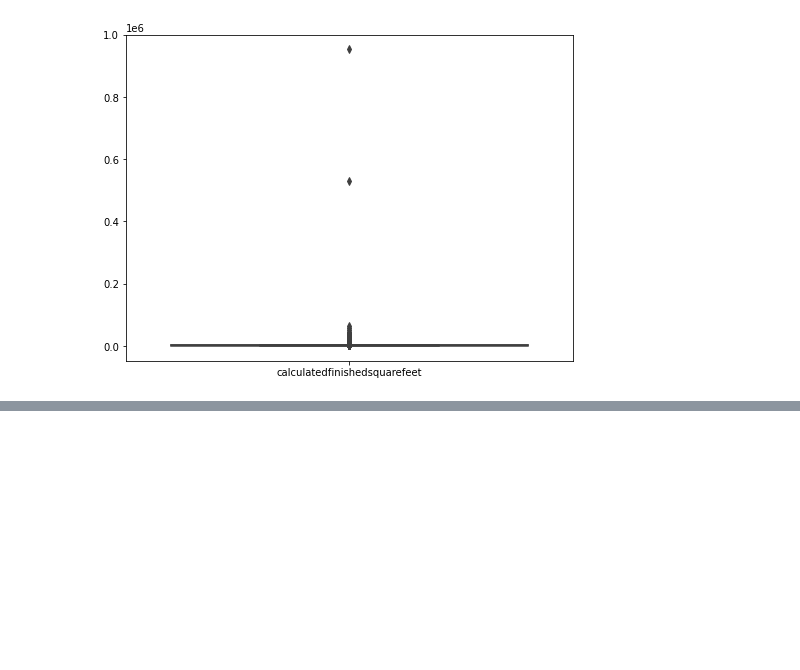
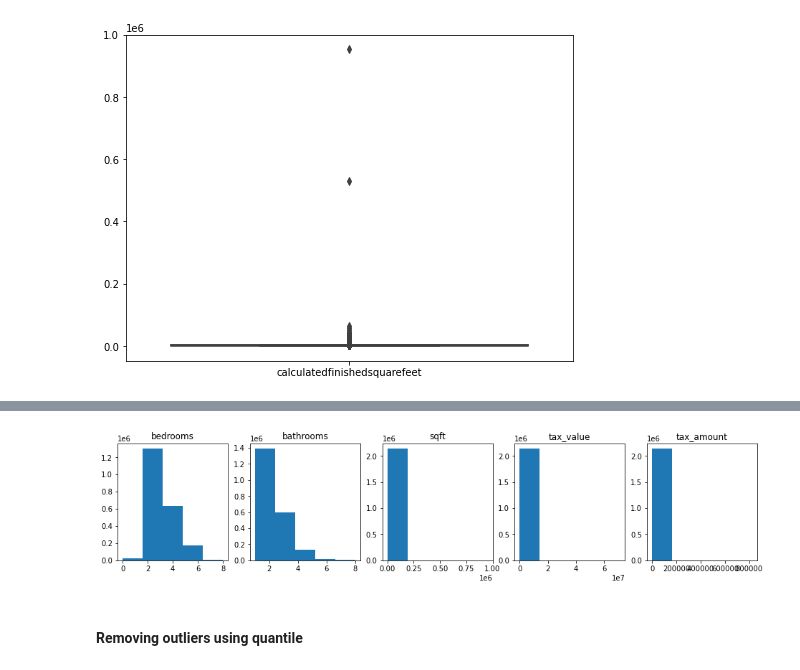
Before and after one commit to jeffakins/regression_exercises, a Jupyter notebook: wrangle.ipynb, the cells around one changed output, grey strips where cells are left out. Saved outputs shown, nothing was run; the diff lists cells and outputs as text; code cells hidden in the pictures; blank space fills up the shorter version.

```diff
--- a/wrangle.ipynb
+++ b/wrangle.ipynb
@@ -233,0 +333,4 @@ zillow[zillow == " "].value_counts().sum()
+# %%
+zillow_noutliers = zillow[(zillow.bathrooms <= 8) & (zillow.bathrooms >= 1)]
+# %%
+zillow_noutliers = zillow_noutliers[(zillow_noutliers.bathrooms != 7.50) & (zillow_noutliers.bathrooms != 1.75)]
@@ -233,0 +376,2 @@ zillow[zillow == " "].value_counts().sum()
+# %%
+zillow_noutliers.bedrooms = zillow_noutliers.bedrooms[zillow_noutliers.bedrooms < 9]
@@ -233,0 +406,29 @@ zillow[zillow == " "].value_counts().sum()
+# %%
+plt.figure(figsize=(16, 3))
+
+# List of columns
+cols = [col for col in zillow_noutliers.columns if col not in ['fips', 'year_built']]
+
+for i, col in enumerate(cols):
+
+    # i starts at 0, but plot nos should start at 1
+    plot_number = i + 1
+
+    # Create subplot.
+    plt.subplot(1, len(cols), plot_number)
+
+    # Title with column name.
+    plt.title(col)
+
+    # Display histogram for column.
+    zillow_noutliers[col].hist(bins=5)
+
+    # Hide gridlines.
+    plt.grid(False)
+
+    # turn off scientific notation
+    plt.ticklabel_format(useOffset=False)
+# %% [output]
+[figure, added]
+# %% [markdown]
+#### Removing outliers using quantile
```
Also changed, not shown: parts of 37 cells of this notebook.
